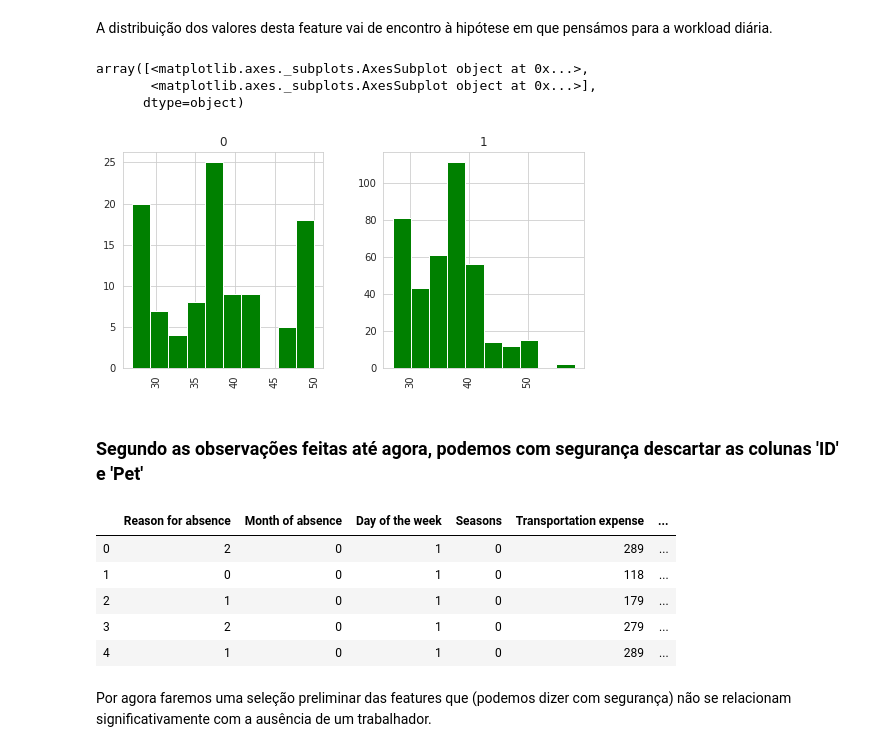
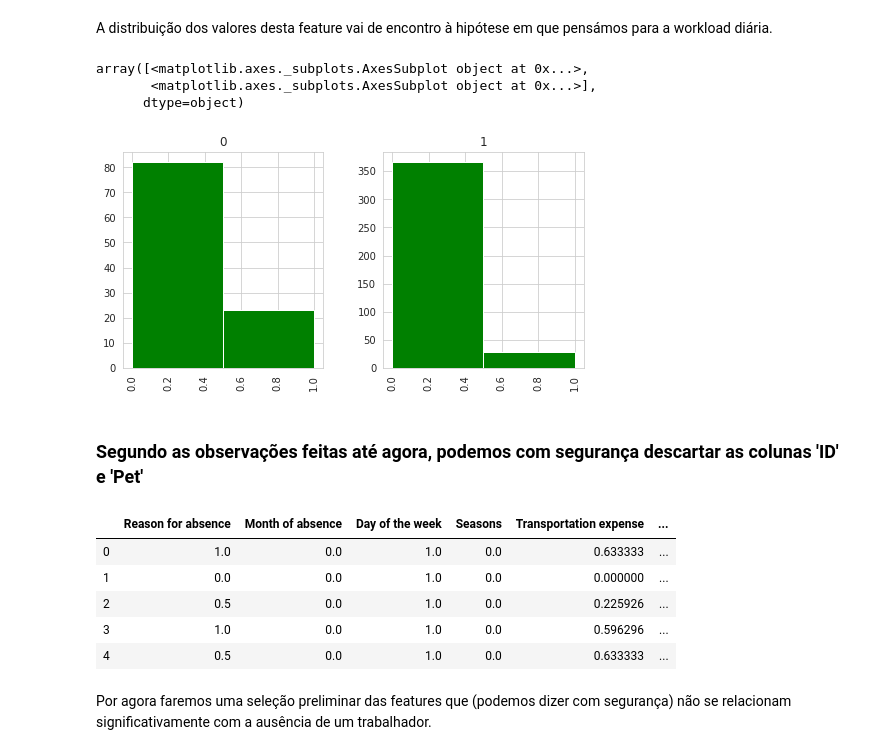
Before and after one commit to ricardomilhazes/AEC-1920, a Jupyter notebook: TP2/DataPreparation.ipynb, the cells around one changed output. Saved outputs shown, nothing was run; the diff lists cells and outputs as text; code cells hidden in the pictures.

```diff
--- a/TP2/DataPreparation.ipynb
+++ b/TP2/DataPreparation.ipynb
@@ -199,8 +199,8 @@ array([<matplotlib.axes._subplots.AxesSubplot object at 0x...>,
 # %% [markdown]
 Nos casos de ausência ao trabalho, há uma menor incidência dos trabalhadores com uma maior carga de trabalho. Isto pode sugerir que os trabalhadores tentam compensar pelo trabalho que não fizeram aquando da sua ausência.
 # %%
-
-train['Body mass index'].hist(train['Absent'], color='green', figsize=(8,4))
+train["Body mass index"] = train["Body mass index"].apply(lambda x: 0 if x < 28 else 1)
+train['Body mass index'].hist(train['Absent'], color='green', bins=2, figsize=(8,4))
 # %% [output]
 array([<matplotlib.axes._subplots.AxesSubplot object at 0x...>,
        <matplotlib.axes._subplots.AxesSubplot object at 0x...>],
@@ -209,7 +209,8 @@ array([<matplotlib.axes._subplots.AxesSubplot object at 0x...>,
 # %% [markdown]
 escrever cenas
 # %%
-train['Hit target'].hist(train['Absent'], color='green',bins=4,figsize=(8,4))
+train["Hit target"] = train["Hit target"].apply(lambda x: 0 if x < 91 else 1)
+train['Hit target'].hist(train['Absent'], color='green',bins=2,figsize=(8,4))
 # %% [output]
 array([<matplotlib.axes._subplots.AxesSubplot object at 0x...>,
        <matplotlib.axes._subplots.AxesSubplot object at 0x...>],
@@ -218,26 +219,32 @@ array([<matplotlib.axes._subplots.AxesSubplot object at 0x...>,
 # %% [markdown]
 A distribuição dos valores desta feature vai de encontro à hipótese em que pensámos para a workload diária.
 # %%
-
-train['Age'].hist(train['Absent'], color='green',figsize=(8,4))
+train["Age"] = train["Age"].apply(lambda x: 0 if x < 45 else 1)
+train['Age'].hist(train['Absent'], color='green', bins=2,figsize=(8,4))
 # %% [output]
 array([<matplotlib.axes._subplots.AxesSubplot object at 0x...>,
        <matplotlib.axes._subplots.AxesSubplot object at 0x...>],
       dtype=object)
-[figure, old version]
+[figure, new version]
 # %% [markdown]
 ### Segundo as observações feitas até agora, podemos com segurança descartar as colunas 'ID' e 'Pet'
 # %%
 train.drop(['ID', 'Pet', 'Social smoker', 'Social drinker'],axis=1,inplace=True)
 test.drop(['ID', 'Pet', 'Social smoker', 'Social drinker'],axis=1,inplace=True)
+
+min_max_scaler = preprocessing.MinMaxScaler()
+train = pd.DataFrame(min_max_scaler.fit_transform(train), columns=train.columns, index=train.index)
+min_max_scaler = preprocessing.MinMaxScaler()
+test = pd.DataFrame(min_max_scaler.fit_transform(test), columns=test.columns, index=test.index)
+
 train.head()
 # %% [output]
 |  | Reason for absence | Month of absence | Day of the week | Seasons | Transportation expense | ... |
-| 0 | 2 | 0 | 1 | 0 | 289 | ... |
-| 1 | 0 | 0 | 1 | 0 | 118 | ... |
-| 2 | 1 | 0 | 1 | 0 | 179 | ... |
-| 3 | 2 | 0 | 1 | 0 | 279 | ... |
-| 4 | 1 | 0 | 1 | 0 | 289 | ... |
+| 0 | 1.0 | 0.0 | 1.0 | 0.0 | 0.633333 | ... |
+| 1 | 0.0 | 0.0 | 1.0 | 0.0 | 0.000000 | ... |
+| 2 | 0.5 | 0.0 | 1.0 | 0.0 | 0.225926 | ... |
+| 3 | 1.0 | 0.0 | 1.0 | 0.0 | 0.596296 | ... |
+| 4 | 0.5 | 0.0 | 1.0 | 0.0 | 0.633333 | ... |
 # %% [markdown]
 Por agora faremos uma seleção preliminar das features que (podemos dizer com segurança) não se relacionam significativamente com a ausência de um trabalhador.
 # %%
```
Also changed, not shown: parts of 6 cells of this notebook, 4 other files.
